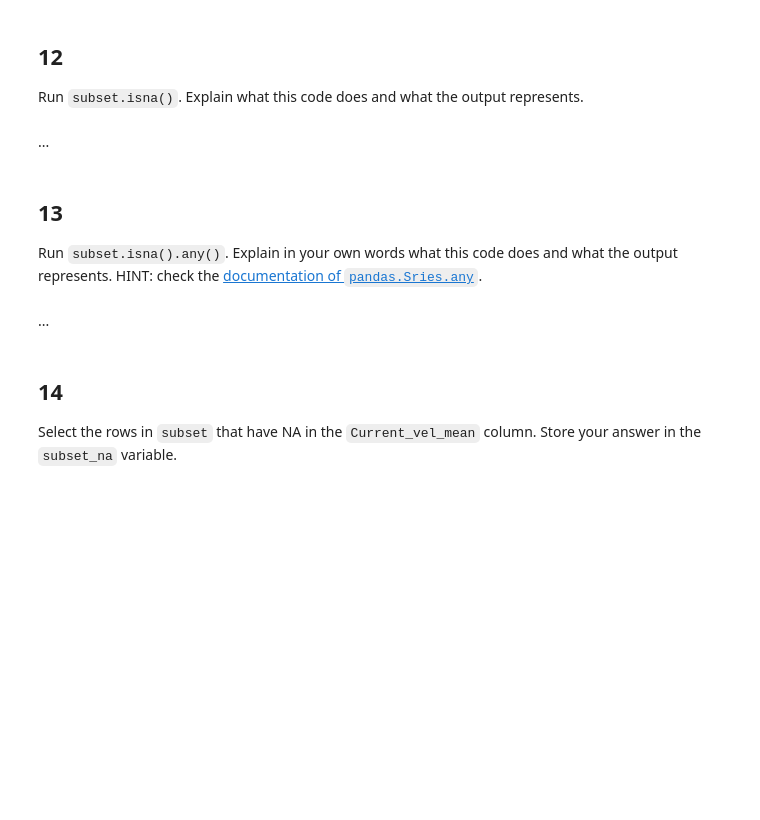
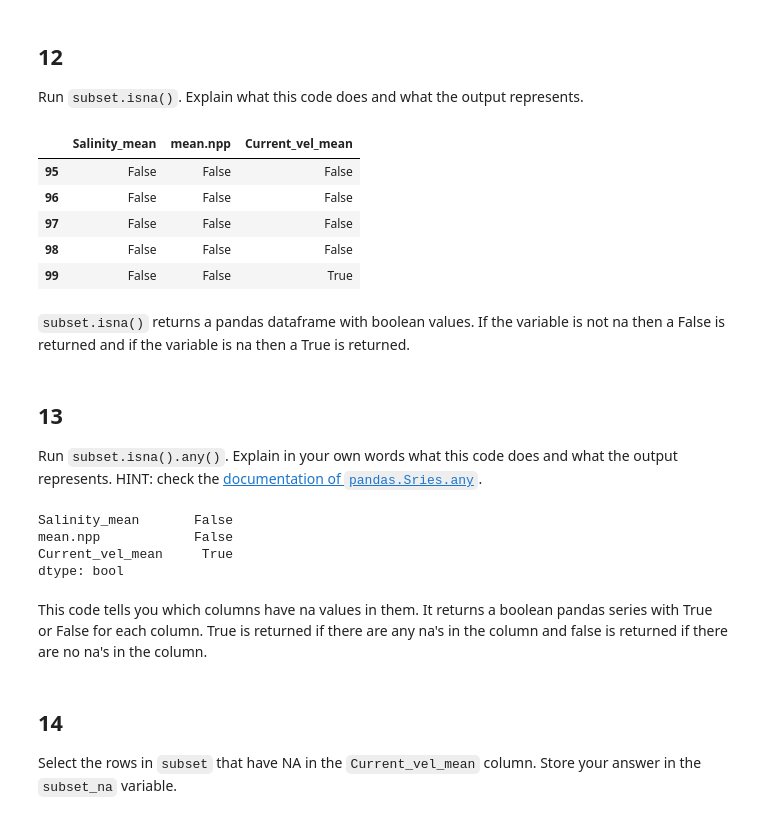
Before and after one commit to jocardelle/eds220-hwk1, a Jupyter notebook: hwk1-task2-corals.ipynb, the cells around one changed output. Drawn from its saved outputs; the diff is of its cells as text; code cells hidden in the pictures; blank space fills up the shorter version.

```diff
--- a/hwk1-task2-corals.ipynb
+++ b/hwk1-task2-corals.ipynb
@@ -314,3 +314,6 @@ subset = ...
+# %%
+# Create a subset with the indicated rows and columns
+subset = coral_div.iloc[95:100, [16,19,27]]
 # %%
 # View the dataframe
 subset
@@ -320,8 +330,17 @@ subset
 ## 12
 
 Run `subset.isna()`. Explain what this code does and what the output represents.
-# %% [markdown]
-...
+# %%
+subset.isna()
+# %% [output]
+|  | Salinity_mean | mean.npp | Current_vel_mean |
+| 95 | False | False | False |
+| 96 | False | False | False |
+| 97 | False | False | False |
+| 98 | False | False | False |
+| 99 | False | False | True |
+# %% [markdown]
+`subset.isna()` returns a pandas dataframe with boolean values. If the variable is not na then a False is returned and if the variable is na then a True is returned.
 # %% [markdown]
 <!-- END QUESTION -->
 
@@ -329,8 +348,16 @@ Run `subset.isna()`. Explain what this code does and what the output represents.
 
 ## 13
 Run `subset.isna().any()`. Explain in your own words what this code does and what the output represents. HINT: check the [documentation of `pandas.Sries.any`](https://pandas.pydata.org/docs/reference/api/pandas.Series.any.html).
-# %% [markdown]
-...
+# %%
+# Run `subset.isna().any()` and explain what it does
+subset.isna().any()
+# %% [output]
+Salinity_mean       False
+mean.npp            False
+Current_vel_mean     True
+dtype: bool
+# %% [markdown]
+This code tells you which columns have na values in them. It returns a boolean pandas series with True or False for each column. True is returned if there are any na's in the column and false is returned if there are no na's in the column.
 # %% [markdown]
 <!-- END QUESTION -->
 
```
Also changed, not shown: parts of 6 cells of this notebook.
